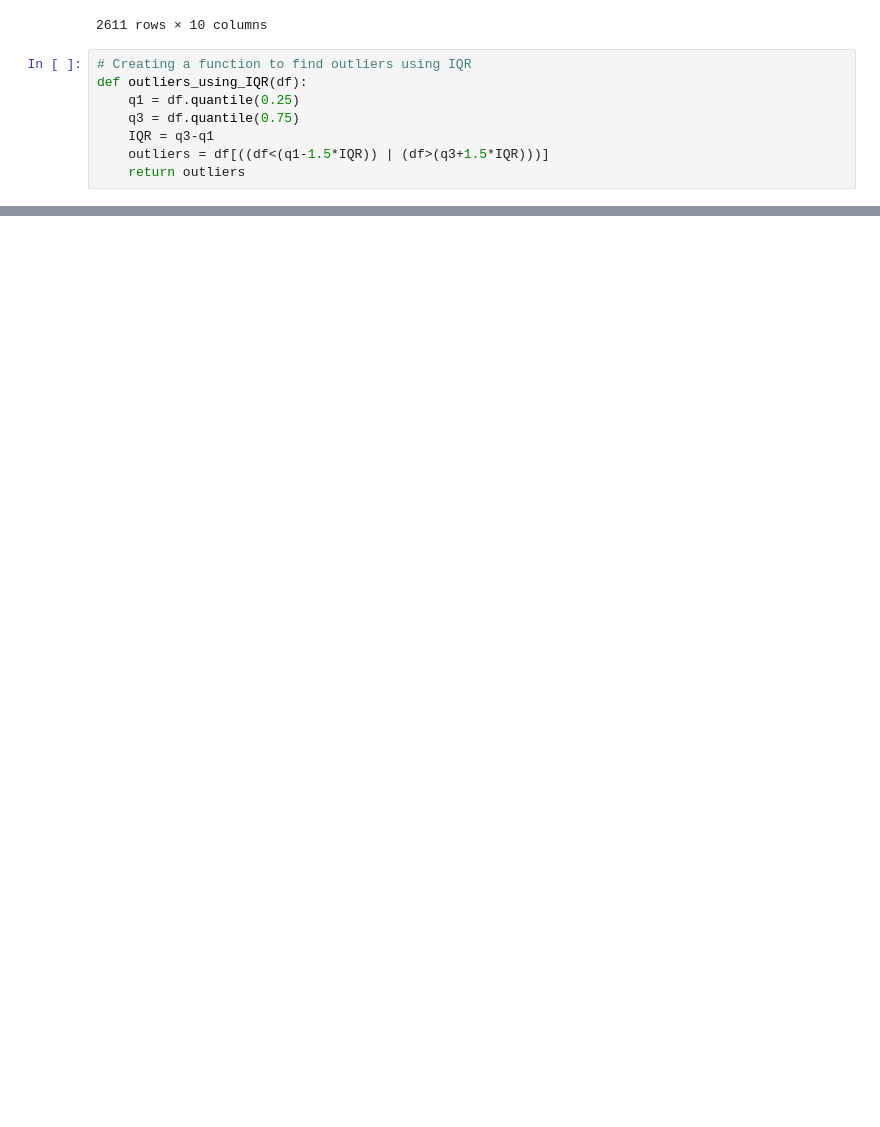
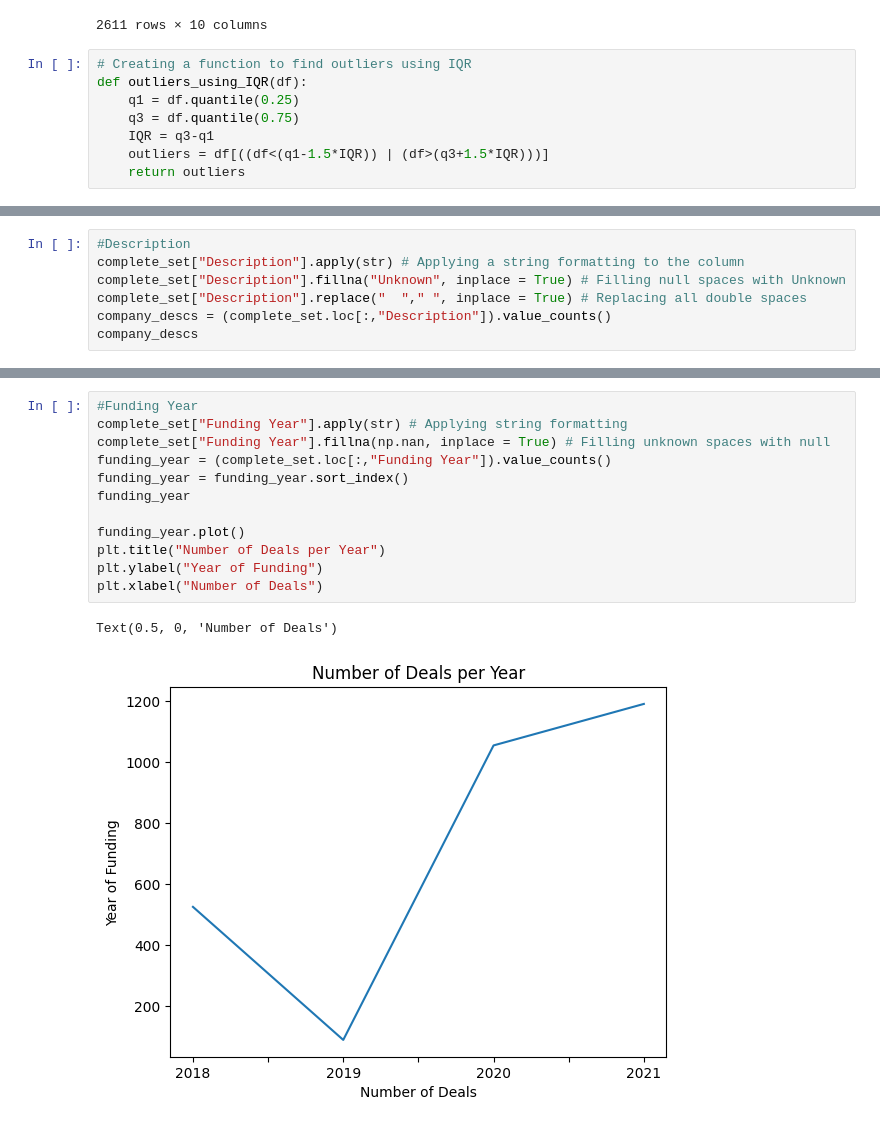
Before and after one commit to GYASIHAYFORD/TEAM_HAVANA1, a Jupyter notebook: Indian_Start_Up_Fund.ipynb, the cells around one changed output, grey strips where cells are left out. Drawn from its saved outputs; the diff is of its cells as text; blank space fills up the shorter version.

```diff
--- a/Indian_Start_Up_Fund.ipynb
+++ b/Indian_Start_Up_Fund.ipynb
@@ -728,0 +778,7 @@ TypeError: '<' not supported between instances of 'float' and 'str'
+# %%
+#Description
+complete_set["Description"].apply(str) # Applying a string formatting to the column
+complete_set["Description"].fillna("Unknown", inplace = True) # Filling null spaces with Unknown
+complete_set["Description"].replace("  "," ", inplace = True) # Replacing all double spaces
+company_descs = (complete_set.loc[:,"Description"]).value_counts()
+company_descs
@@ -728,0 +798,15 @@ TypeError: '<' not supported between instances of 'float' and 'str'
+# %%
+#Funding Year
+complete_set["Funding Year"].apply(str) # Applying string formatting
+complete_set["Funding Year"].fillna(np.nan, inplace = True) # Filling unknown spaces with null
+funding_year = (complete_set.loc[:,"Funding Year"]).value_counts()
+funding_year = funding_year.sort_index()
+funding_year
+
+funding_year.plot()
+plt.title("Number of Deals per Year")
+plt.ylabel("Year of Funding")
+plt.xlabel("Number of Deals")
+# %% [output]
+Text(0.5, 0, 'Number of Deals')
+[figure, added]
```
Also changed, not shown: parts of 12 cells of this notebook.
